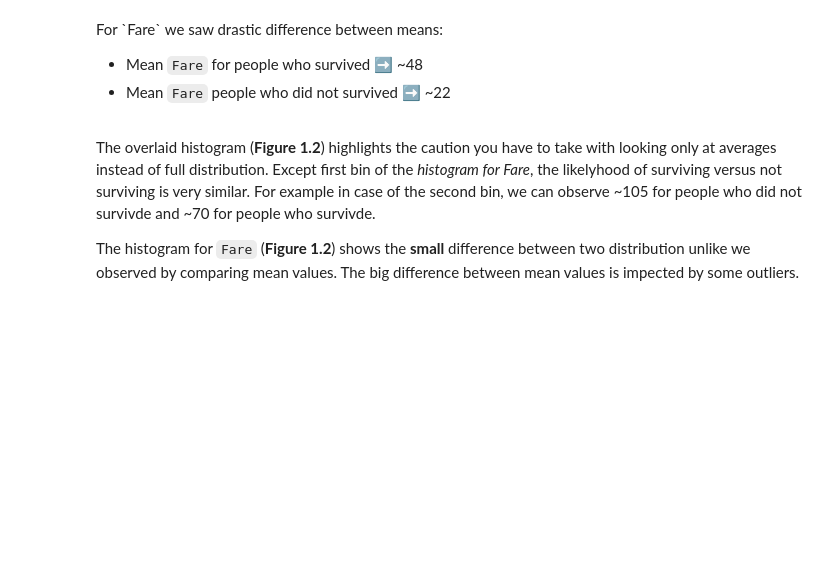
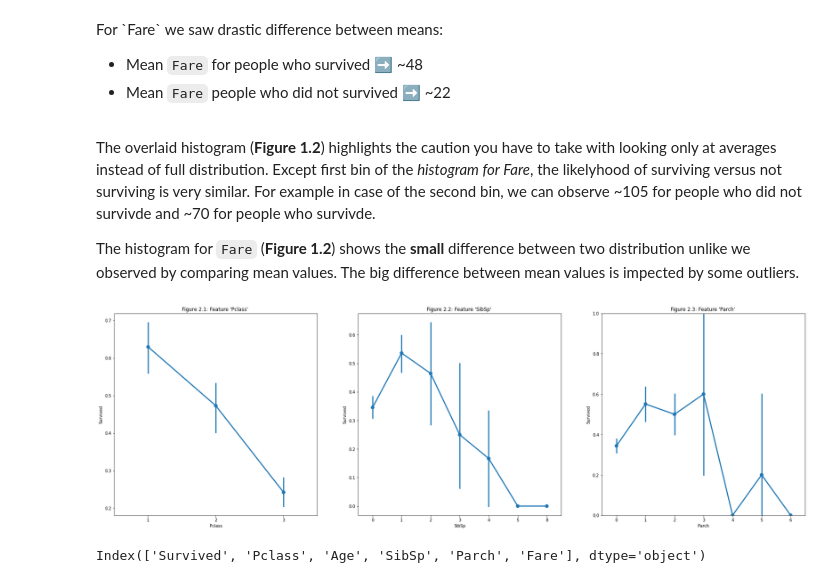
Before and after one commit to pandya6988/my_first_fastpage, a Jupyter notebook: _notebooks/2022-09-11-feature_engineering.ipynb, the cells around one changed output. Drawn from its saved outputs; the diff is of its cells as text; code cells hidden in the pictures; blank space fills up the shorter version.

```diff
--- a/_notebooks/2022-09-11-feature_engineering.ipynb
+++ b/_notebooks/2022-09-11-feature_engineering.ipynb
@@ -225,3 +225,22 @@ Previously, by observing averages and 50 percitles, We saw almost no difference
 The overlaid histogram (<b>Figure 1.2</b>) highlights the  caution you have to take with looking only at averages instead of full distribution. Except first bin of the <i>histogram for Fare</i>, the likelyhood of surviving versus not surviving is very similar. For example in case of the second bin, we can observe ~105 for people who did not survivde and ~70 for people who survivde.
 
 The histogram for `Fare` (<b>Figure 1.2</b>) shows the <b>small</b> difference between two distribution unlike we observed by comparing mean values. The big difference between mean values is impected by some outliers.
+# %%
+# collapse
+
+fig, axs = plt.subplots(ncols=3, figsize=(30,9))
+axs_no = 0
+ordinal_features = ['Pclass', 'SibSp', 'Parch']
+
+for feature in ordinal_features:
+    #sns.catplot(x=feature, y='Survived', data=titanic, kind='point', aspect=2, ax=axs[axs_no])
+    sns.pointplot(x=feature, y='Survived', data=titanic, ax=axs[axs_no])
+    axs[axs_no].set_title(f"Figure 2.{axs_no+1}: Feature '{feature}' ")
+    axs_no += 1
+    plt.ylim(0,1)
+# %% [output]
+[figure, added]
+# %%
+titanic.columns
+# %% [output]
+Index(['Survived', 'Pclass', 'Age', 'SibSp', 'Parch', 'Fare'], dtype='object')
```
Also changed, not shown: 1 other file.
